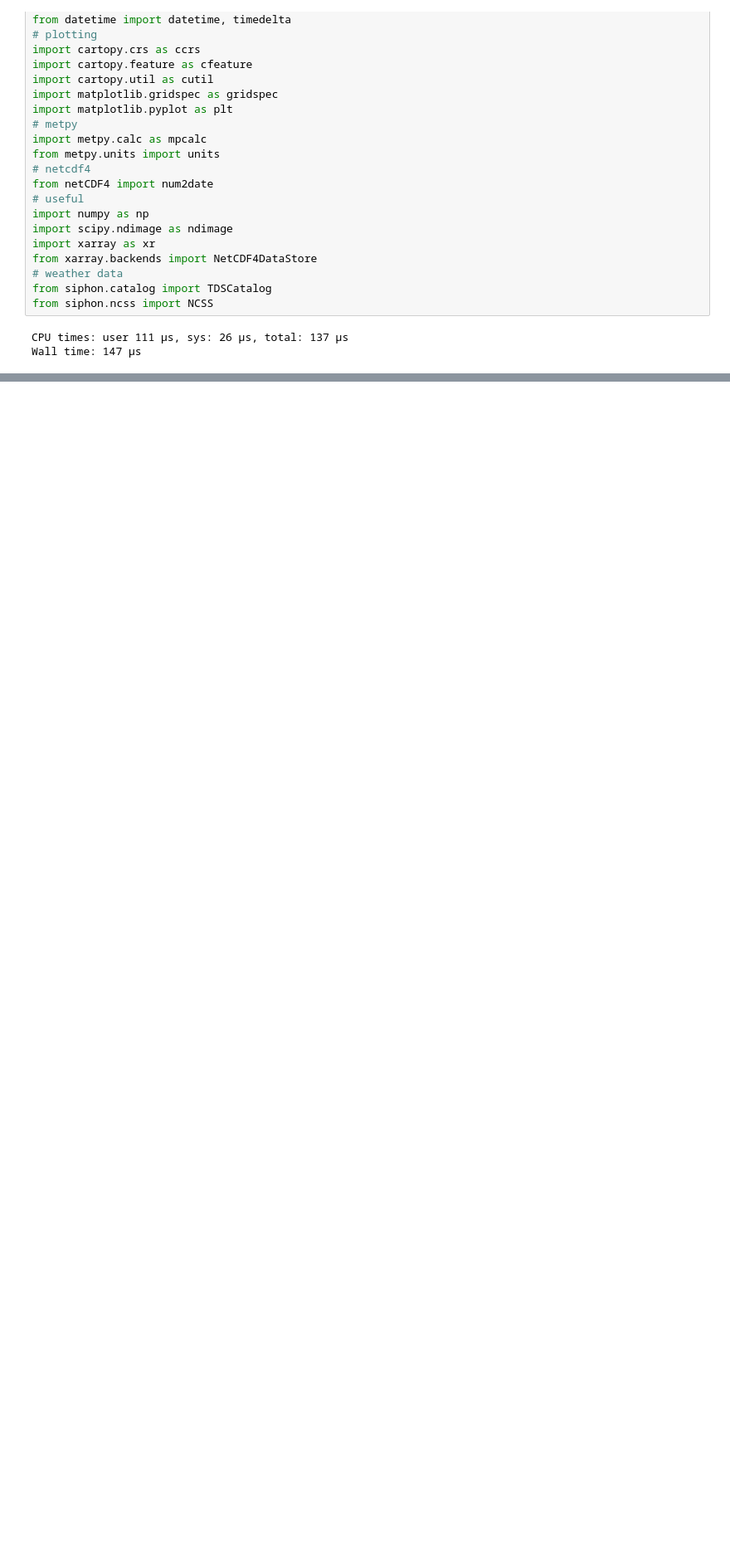
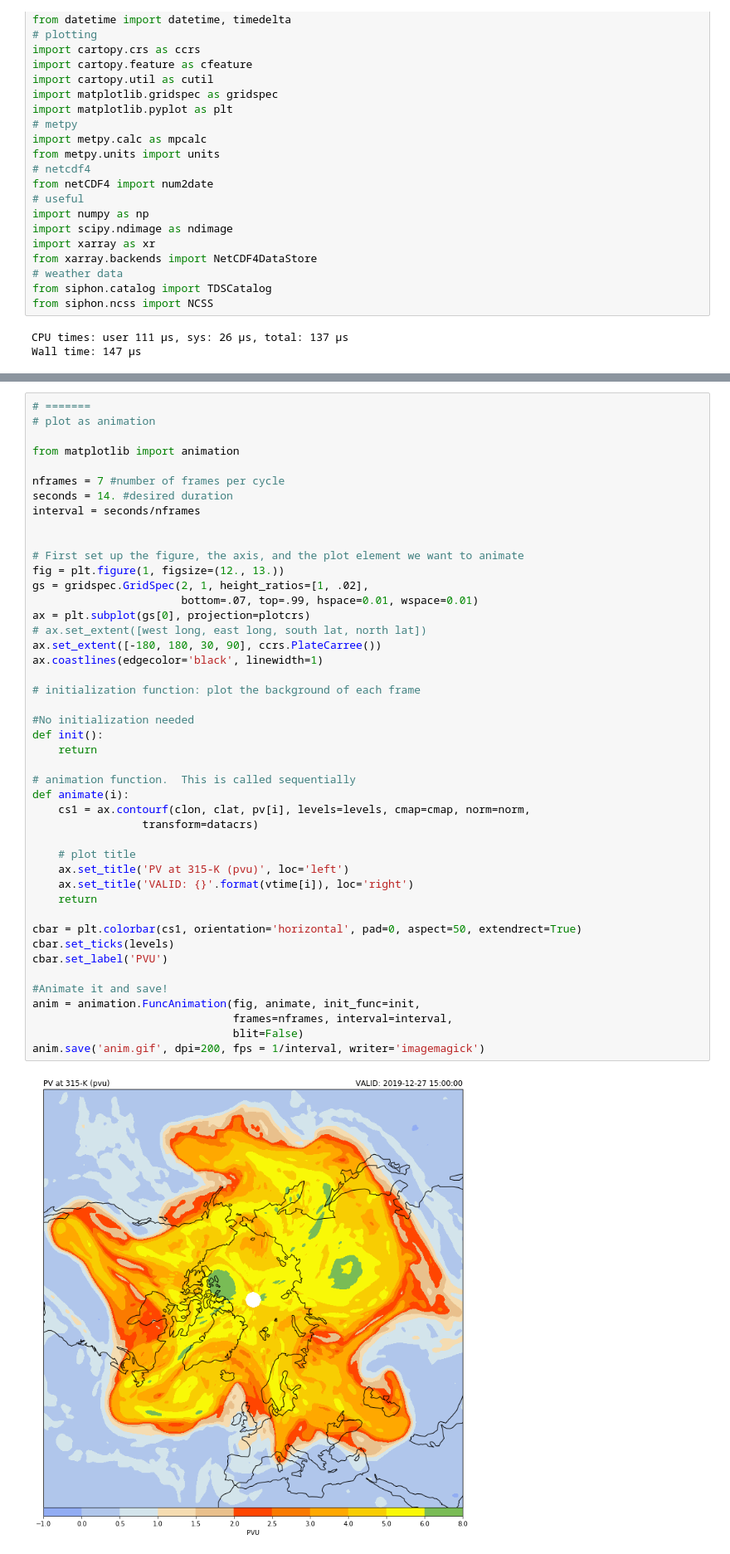
Before and after one commit to steidani/weather, a Jupyter notebook: jet_stream/gfs_forecast_pv.ipynb, the cells around one changed output, grey strips where cells are left out. Shown: that part at 83% size. Saved outputs shown, nothing was run; the diff lists cells and outputs as text; blank space fills up the shorter version.

```diff
--- a/jet_stream/gfs_forecast_pv.ipynb
+++ b/jet_stream/gfs_forecast_pv.ipynb
@@ -208,0 +212,47 @@ plt.show()
+# %%
+# =======
+# plot as animation
+
+from matplotlib import animation
+
+nframes = 7 #number of frames per cycle
+seconds = 14. #desired duration
+interval = seconds/nframes
+
+
+# First set up the figure, the axis, and the plot element we want to animate
+fig = plt.figure(1, figsize=(12., 13.))
+gs = gridspec.GridSpec(2, 1, height_ratios=[1, .02],
+                       bottom=.07, top=.99, hspace=0.01, wspace=0.01)
+ax = plt.subplot(gs[0], projection=plotcrs)
+# ax.set_extent([west long, east long, south lat, north lat])
+ax.set_extent([-180, 180, 30, 90], ccrs.PlateCarree())
+ax.coastlines(edgecolor='black', linewidth=1)
+
+# initialization function: plot the background of each frame
+
+#No initialization needed
+def init():
+    return
+
+# animation function.  This is called sequentially
+def animate(i):
+    cs1 = ax.contourf(clon, clat, pv[i], levels=levels, cmap=cmap, norm=norm,
+                 transform=datacrs)
+
+    # plot title
+    ax.set_title('PV at 315-K (pvu)', loc='left')
+    ax.set_title('VALID: {}'.format(vtime[i]), loc='right')
+    return
+
+cbar = plt.colorbar(cs1, orientation='horizontal', pad=0, aspect=50, extendrect=True)
+cbar.set_ticks(levels)
+cbar.set_label('PVU')
+
+#Animate it and save!
+anim = animation.FuncAnimation(fig, animate, init_func=init,
+                               frames=nframes, interval=interval,
+                               blit=False)
+anim.save('anim.gif', dpi=200, fps = 1/interval, writer='imagemagick')
+# %% [output]
+[figure, added]
```
Also changed, not shown: parts of 8 cells of this notebook, 1 other file.
